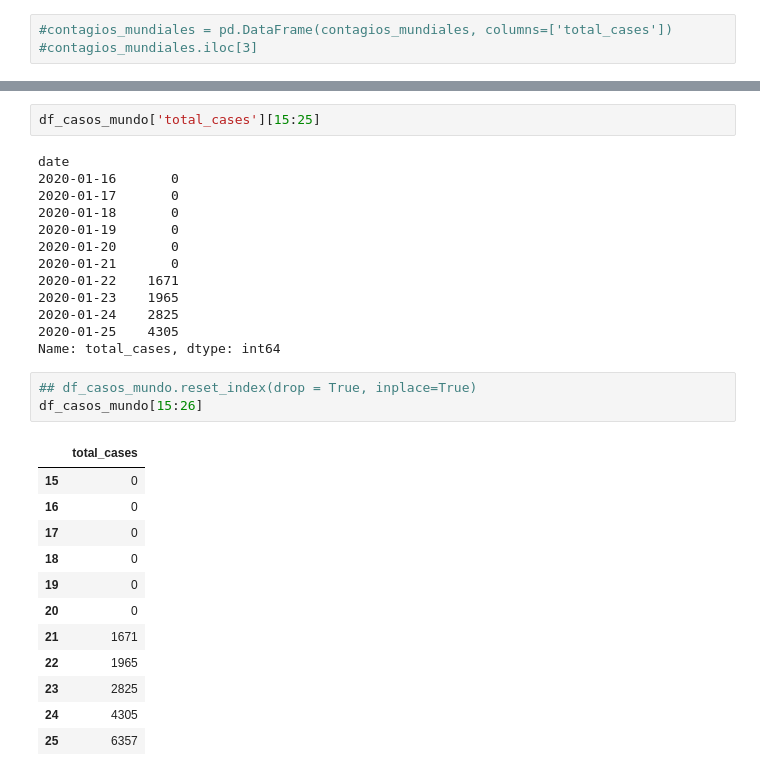
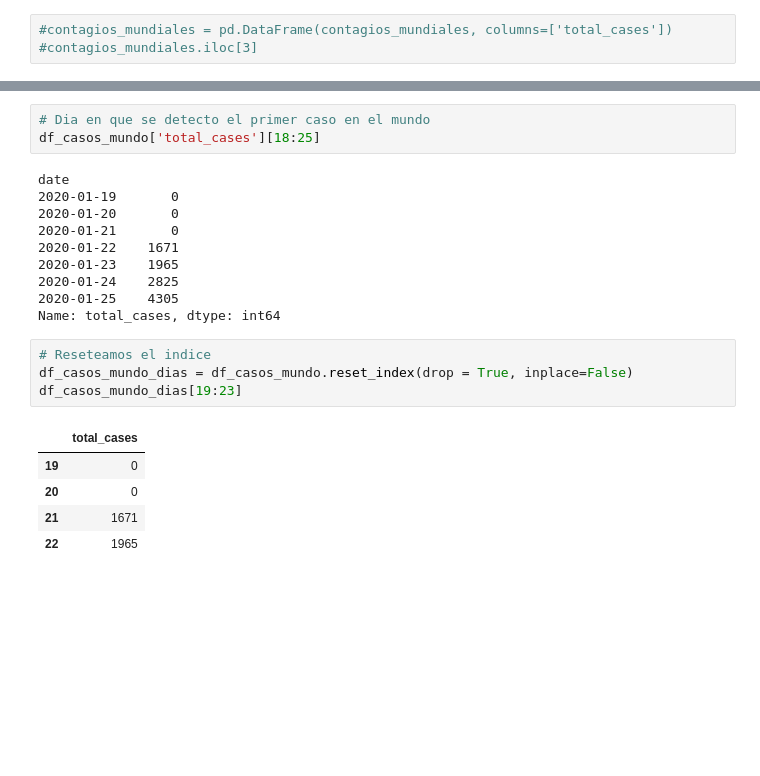
Before and after one commit to gonzalogperez/informe_pandemico, a Jupyter notebook: GonzaloGPerezProyecto_4.ipynb, the cells around one changed output, grey strips where cells are left out. Saved outputs shown, nothing was run; the diff lists cells and outputs as text; blank space fills up the shorter version.

```diff
--- a/GonzaloGPerezProyecto_4.ipynb
+++ b/GonzaloGPerezProyecto_4.ipynb
@@ -1032,31 +866,23 @@ plt.plot(df_casos_mundo['total_cases'])
-# %%
-df_casos_mundo['total_cases'][15:25]
-# %% [output]
-date
-2020-01-16       0
-2020-01-17       0
-2020-01-18       0
-2020-01-19       0
-2020-01-20       0
-2020-01-21       0
-2020-01-22    1671
-2020-01-23    1965
-2020-01-24    2825
-2020-01-25    4305
-Name: total_cases, dtype: int64
+# %%
+# Dia en que se detecto el primer caso en el mundo
+df_casos_mundo['total_cases'][18:25]
+# %% [output]
+date
+2020-01-19       0
+2020-01-20       0
+2020-01-21       0
+2020-01-22    1671
+2020-01-23    1965
+2020-01-24    2825
+2020-01-25    4305
+Name: total_cases, dtype: int64
 # %%
-## df_casos_mundo.reset_index(drop = True, inplace=True)
-df_casos_mundo[15:26]
+# Reseteamos el indice
+df_casos_mundo_dias = df_casos_mundo.reset_index(drop = True, inplace=False)
+df_casos_mundo_dias[19:23]
 # %% [output]
 |  | total_cases |
-| 15 | 0 |
-| 16 | 0 |
-| 17 | 0 |
-| 18 | 0 |
 | 19 | 0 |
 | 20 | 0 |
 | 21 | 1671 |
 | 22 | 1965 |
-| 23 | 2825 |
-| 24 | 4305 |
-| 25 | 6357 |
```
Also changed, not shown: parts of 32 cells of this notebook.
